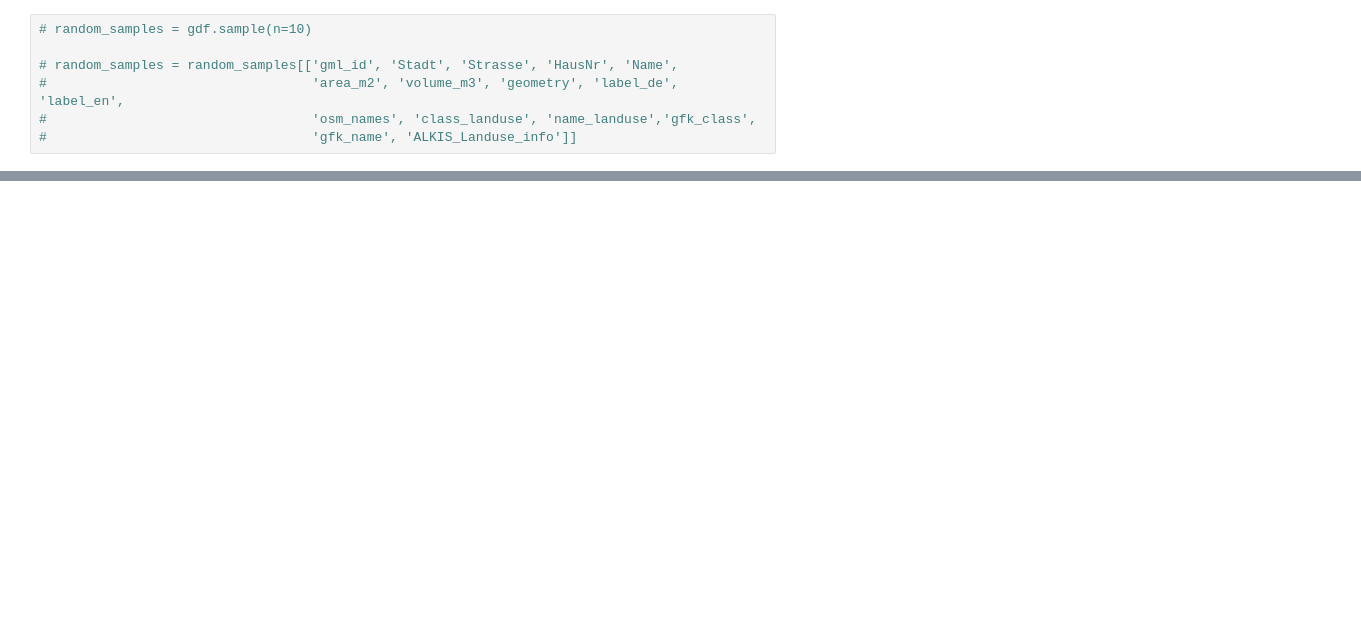
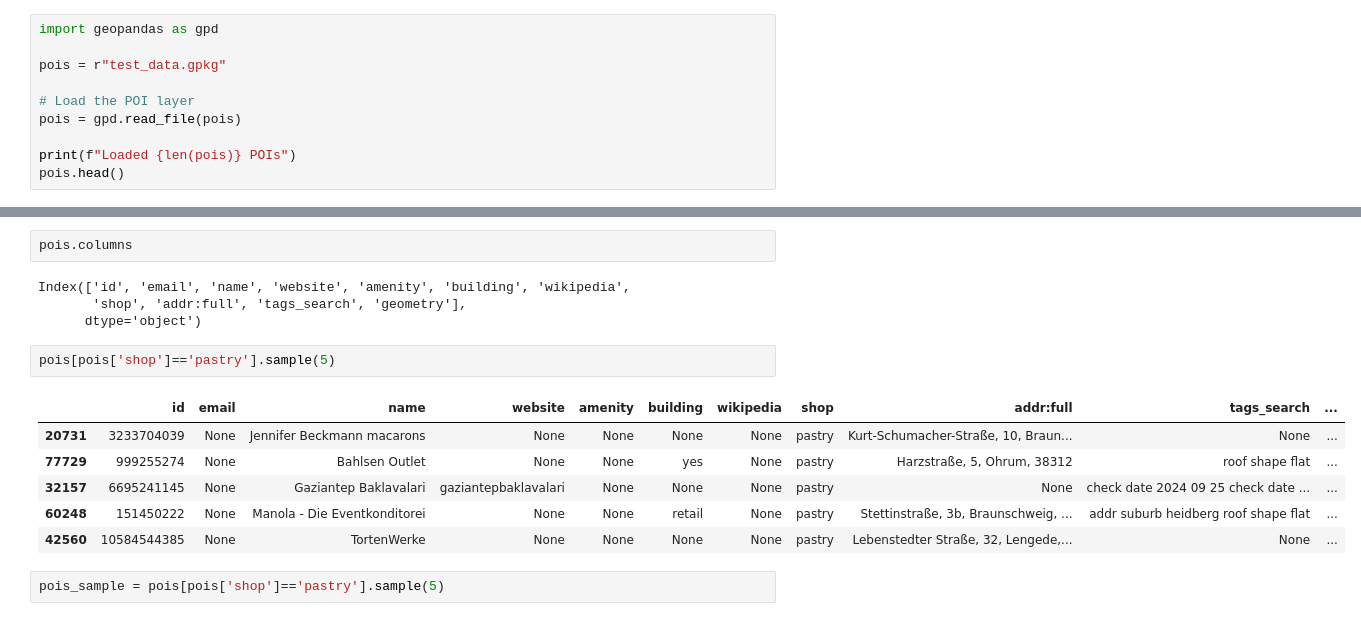
Before and after one commit to TUBS-IVS/Capacity_Calculation-pipeline, a Jupyter notebook: LLMs-implementation.ipynb, the cells around one changed output, grey strips where cells are left out. Drawn from its saved outputs; the diff is of its cells as text; blank space fills up the shorter version.

```diff
--- a/LLMs-implementation.ipynb
+++ b/LLMs-implementation.ipynb
@@ -1,7 +1,10 @@
 # %%
-# random_samples = gdf.sample(n=10)
+import geopandas as gpd
 
-# random_samples = random_samples[['gml_id', 'Stadt', 'Strasse', 'HausNr', 'Name',
-#                                  'area_m2', 'volume_m3', 'geometry', 'label_de', 'label_en',
-#                                  'osm_names', 'class_landuse', 'name_landuse','gfk_class',
-#                                  'gfk_name', 'ALKIS_Landuse_info']]
+pois = r"test_data.gpkg"
+
+# Load the POI layer
+pois = gpd.read_file(pois)
+
+print(f"Loaded {len(pois)} POIs")
+pois.head()
@@ -9,0 +28,17 @@
+# %%
+pois.columns
+# %% [output]
+Index(['id', 'email', 'name', 'website', 'amenity', 'building', 'wikipedia',
+       'shop', 'addr:full', 'tags_search', 'geometry'],
+      dtype='object')
+# %%
+pois[pois['shop']=='pastry'].sample(5)
+# %% [output]
+|  | id | email | name | website | amenity | building | wikipedia | shop | addr:full | tags_search | ... |
+| 20731 | 3233704039 | None | Jennifer Beckmann macarons | None | None | None | None | pastry | Kurt-Schumacher-Straße, 10, Braun... | None | ... |
+| 77729 | 999255274 | None | Bahlsen Outlet | None | None | yes | None | pastry | Harzstraße, 5, Ohrum, 38312 | roof shape flat | ... |
+| 32157 | 6695241145 | None | Gaziantep Baklavalari | gaziantepbaklavalari | None | None | None | pastry | None | check date 2024 09 25 check date ... | ... |
+| 60248 | 151450222 | None | Manola - Die Eventkonditorei | None | None | retail | None | pastry | Stettinstraße, 3b, Braunschweig, ... | addr suburb heidberg roof shape flat | ... |
+| 42560 | 10584544385 | None | TortenWerke | None | None | None | None | pastry | Lebenstedter Straße, 32, Lengede,... | None | ... |
+# %%
+pois_sample = pois[pois['shop']=='pastry'].sample(5)
```
Also changed, not shown: parts of 10 cells of this notebook, 3 other files.
